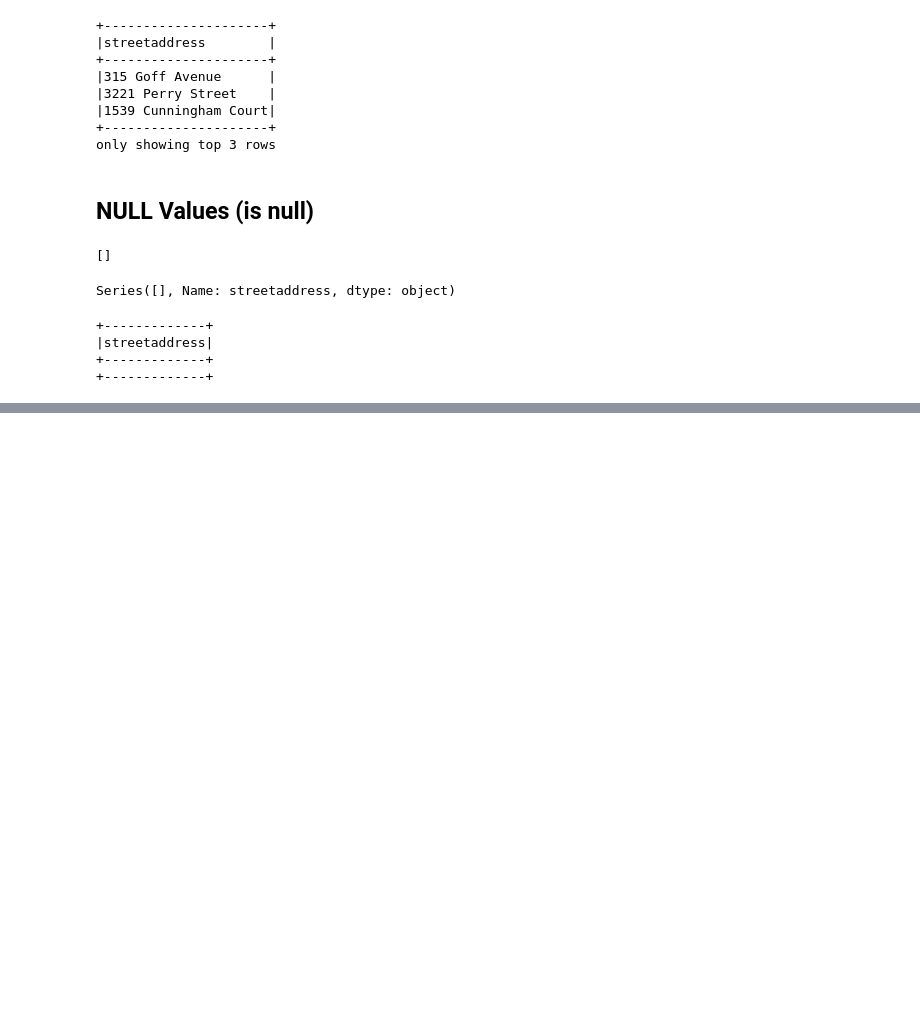
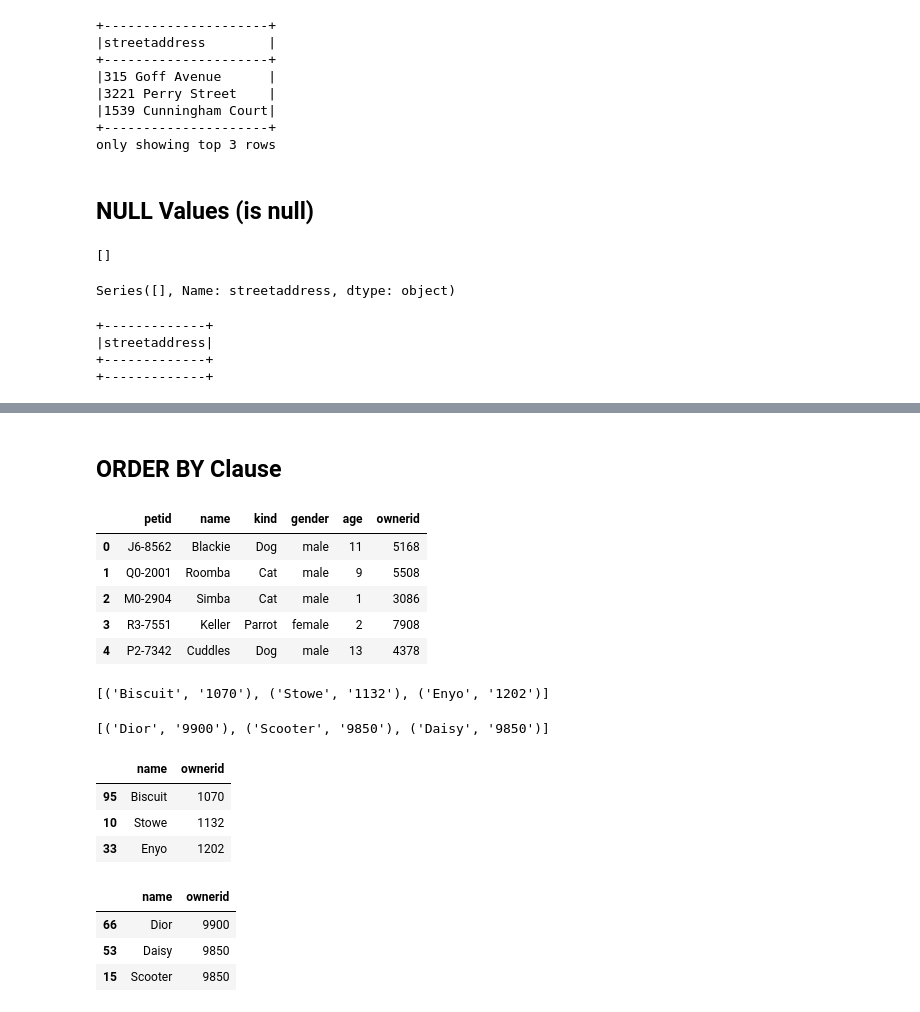
Before and after one commit to neilscholtz/PySpark-Pandas-PostgreSQL-Querying, a Jupyter notebook: PySpark - Pandas - SQL.ipynb, the cells around one changed output, grey strips where cells are left out. Saved outputs shown, nothing was run; the diff lists cells and outputs as text; code cells hidden in the pictures; blank space fills up the shorter version.

```diff
--- a/PySpark - Pandas - SQL.ipynb
+++ b/PySpark - Pandas - SQL.ipynb
@@ -642,0 +790,49 @@ ps_owners.select('streetaddress').where(ps_owners.streetaddress.isNull()).show()
+# %% [markdown]
+## ORDER BY Clause
+# %%
+pd_pets.head()
+# %% [output]
+|  | petid | name | kind | gender | age | ownerid |
+| 0 | J6-8562 | Blackie | Dog | male | 11 | 5168 |
+| 1 | Q0-2001 | Roomba | Cat | male | 9 | 5508 |
+| 2 | M0-2904 | Simba | Cat | male | 1 | 3086 |
+| 3 | R3-7551 | Keller | Parrot | female | 2 | 7908 |
+| 4 | P2-7342 | Cuddles | Dog | male | 13 | 4378 |
+# %%
+# SQL (Ascending Order)
+sql = '''
+    SELECT name, ownerid
+    FROM pets
+    ORDER BY ownerid
+    LIMIT 3
+'''
+db.fetch(sql)
+# %% [output]
+[('Biscuit', '1070'), ('Stowe', '1132'), ('Enyo', '1202')]
+# %%
+# SQL (Descending Order)
+sql = '''
+    SELECT name, ownerid
+    FROM pets
+    ORDER BY ownerid DESC
+    LIMIT 3
+'''
+db.fetch(sql)
+# %% [output]
+[('Dior', '9900'), ('Scooter', '9850'), ('Daisy', '9850')]
+# %%
+# Pandas (Ascending Order)
+pd_pets[['name','ownerid']].sort_values('ownerid').head(3)
+# %% [output]
+|  | name | ownerid |
+| 95 | Biscuit | 1070 |
+| 10 | Stowe | 1132 |
+| 33 | Enyo | 1202 |
+# %%
+# Pandas (Descending Order)
+pd_pets[['name','ownerid']].sort_values('ownerid', ascending=False).head(3)
+# %% [output]
+|  | name | ownerid |
+| 66 | Dior | 9900 |
+| 53 | Daisy | 9850 |
+| 15 | Scooter | 9850 |
```
Also changed, not shown: parts of 14 cells of this notebook.
